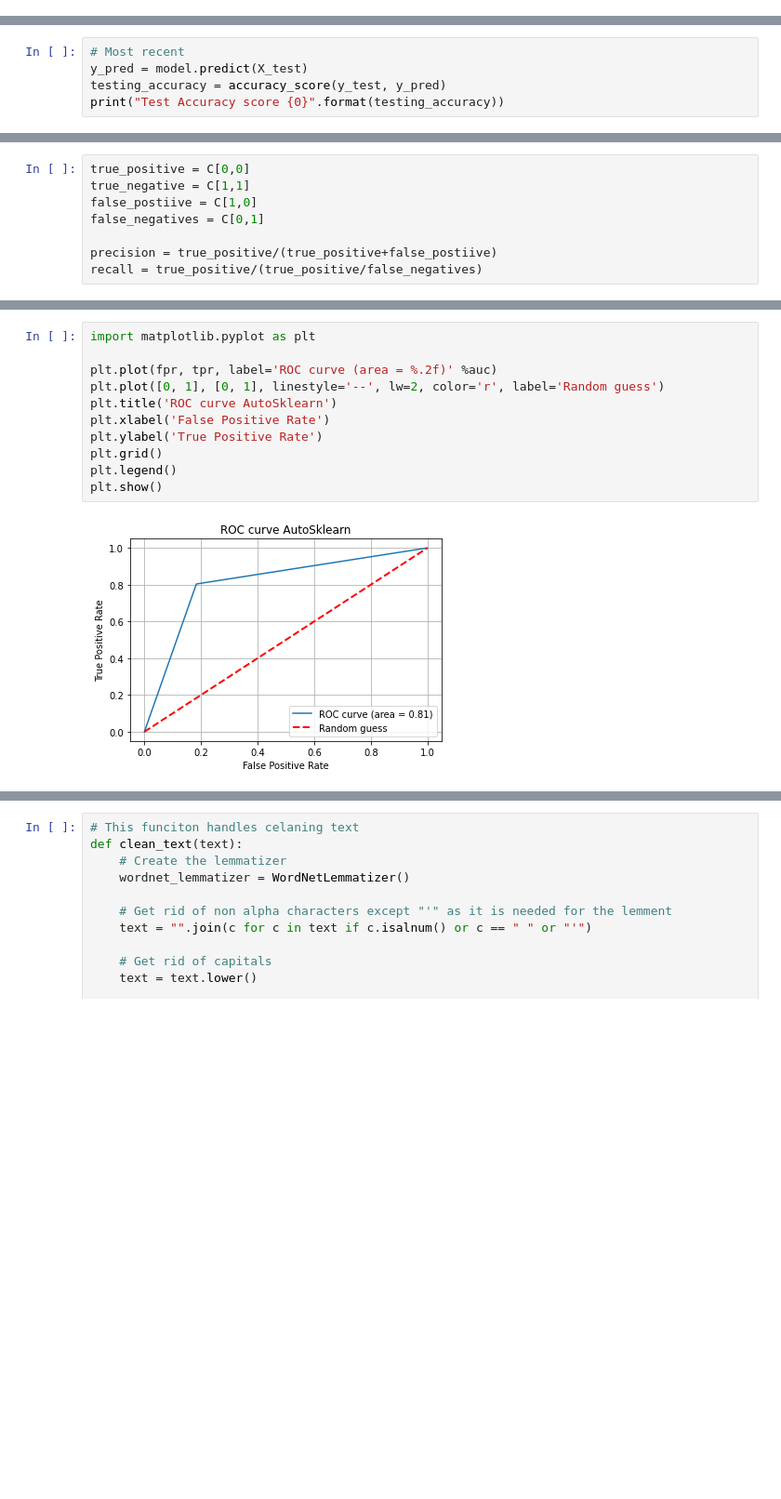
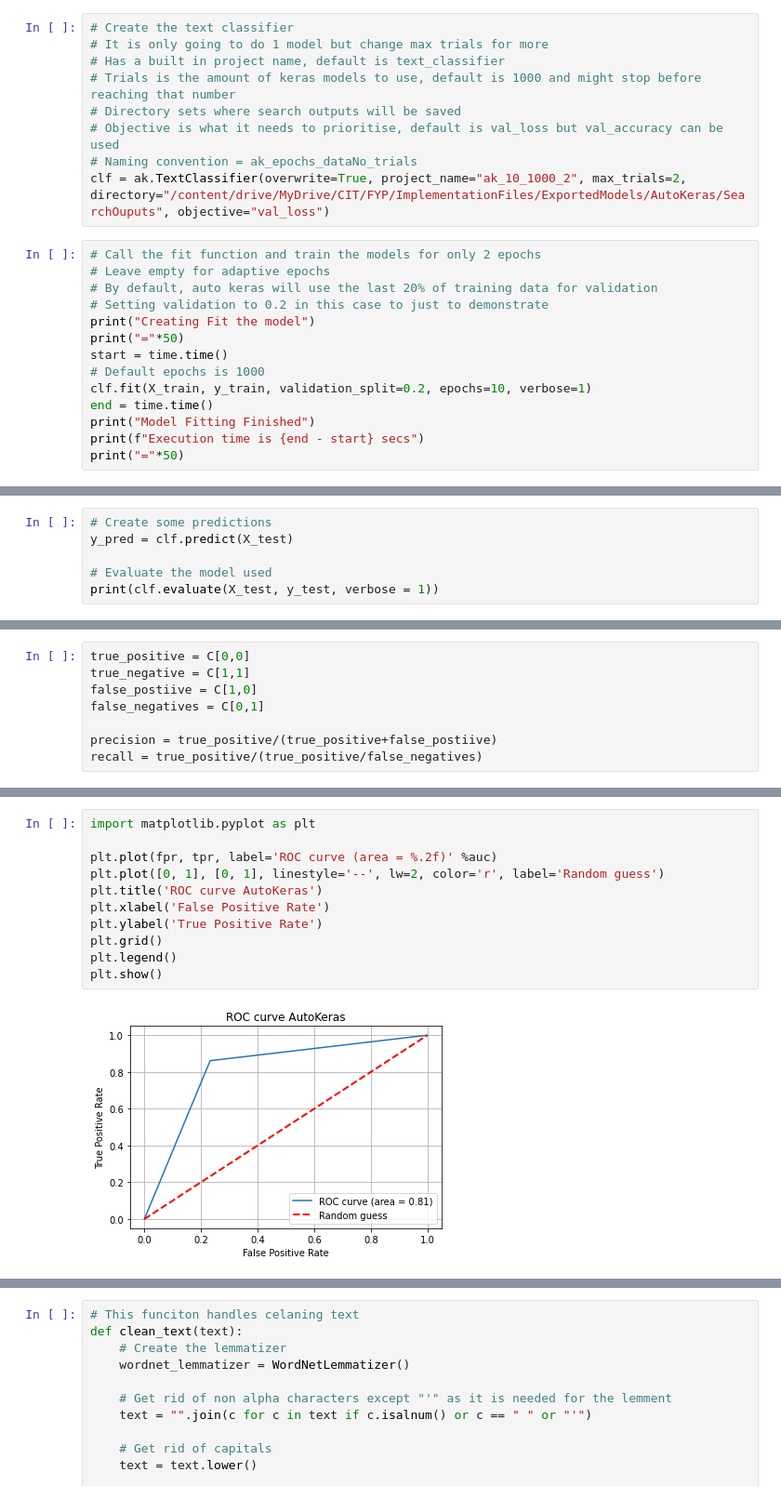
Before and after one commit to CianOSull/AutoML_With_SA_FYP_2021, a Jupyter notebook: MainNotebook.ipynb, the cells around one changed output, grey strips where cells are left out. Shown at 93% size. Saved outputs shown, nothing was run; the diff lists cells and outputs as text; blank space fills up the shorter version.

```diff
--- a/MainNotebook.ipynb
+++ b/MainNotebook.ipynb
@@ -285,0 +131,23 @@ Finished Fitting model
+# %%
+# Create the text classifier
+# It is only going to do 1 model but change max trials for more
+# Has a built in project name, default is text_classifier
+# Trials is the amount of keras models to use, default is 1000 and might stop before reaching that number
+# Directory sets where search outputs will be saved
+# Objective is what it needs to prioritise, default is val_loss but val_accuracy can be used
+# Naming convention = ak_epochs_dataNo_trials
+clf = ak.TextClassifier(overwrite=True, project_name="ak_10_1000_2", max_trials=2, directory="/content/drive/MyDrive/CIT/FYP/ImplementationFiles/ExportedModels/AutoKeras/SearchOuputs", objective="val_loss")
+# %%
+# Call the fit function and train the models for only 2 epochs
+# Leave empty for adaptive epochs
+# By default, auto keras will use the last 20% of training data for validation
+# Setting validation to 0.2 in this case to just to demonstrate
+print("Creating Fit the model")
+print("="*50)
+start = time.time()
+# Default epochs is 1000
+clf.fit(X_train, y_train, validation_split=0.2, epochs=10, verbose=1)
+end = time.time()
+print("Model Fitting Finished")
+print(f"Execution time is {end - start} secs")
+print("="*50)
@@ -285,0 +172,6 @@ Finished Fitting model
+# %%
+# Create some predictions
+y_pred = clf.predict(X_test)
+
+# Evaluate the model used
+print(clf.evaluate(X_test, y_test, verbose = 1))
@@ -288,5 +236,0 @@ Finished Fitting model
-# %%
-# Most recent
-y_pred = model.predict(X_test)
-testing_accuracy = accuracy_score(y_test, y_pred)
-print("Test Accuracy score {0}".format(testing_accuracy))
@@ -375,13 +313,13 @@ AUC: 0.810124049619848
 # %%
 import matplotlib.pyplot as plt
 
 plt.plot(fpr, tpr, label='ROC curve (area = %.2f)' %auc)
 plt.plot([0, 1], [0, 1], linestyle='--', lw=2, color='r', label='Random guess')
-plt.title('ROC curve AutoSklearn')
+plt.title('ROC curve AutoKeras')
 plt.xlabel('False Positive Rate')
 plt.ylabel('True Positive Rate')
 plt.grid()
 plt.legend()
 plt.show()
 # %% [output]
-[figure, old version]
+[figure, new version]
```
Also changed, not shown: parts of 67 cells of this notebook.
